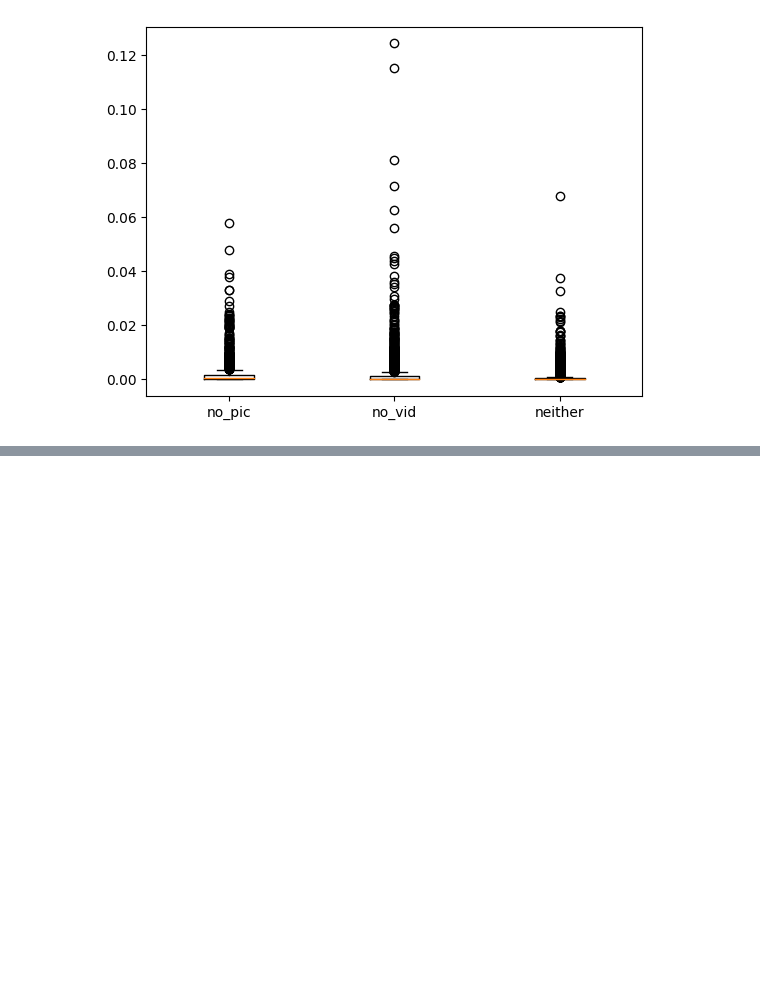
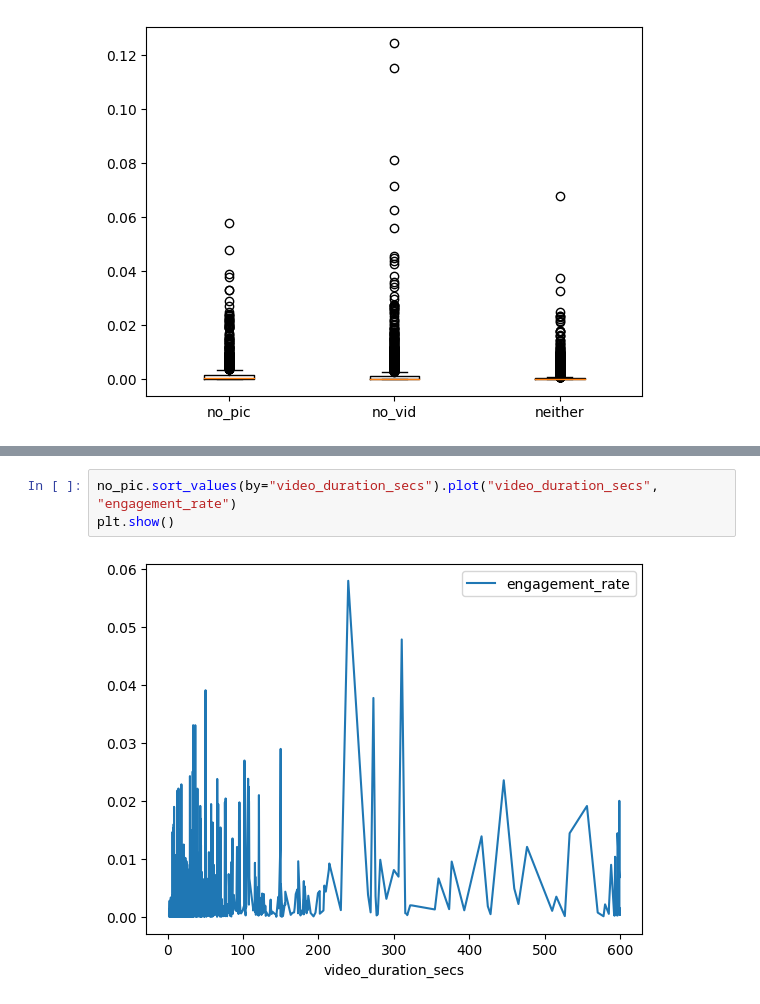
Before and after one commit to allan-gon/eg_thing, a Jupyter notebook: src/eda.ipynb, the cells around one changed output, grey strips where cells are left out. Cells and saved outputs as stored; diff of their text form; blank space fills up the shorter version.

```diff
--- a/src/eda.ipynb
+++ b/src/eda.ipynb
@@ -217,0 +269,5 @@ df.entity_id.nunique()
+# %%
+no_pic.sort_values(by="video_duration_secs").plot("video_duration_secs", "engagement_rate")
+plt.show()
+# %% [output]
+[figure, added]
```
Also changed, not shown: parts of 23 cells of this notebook, 1 other file.
